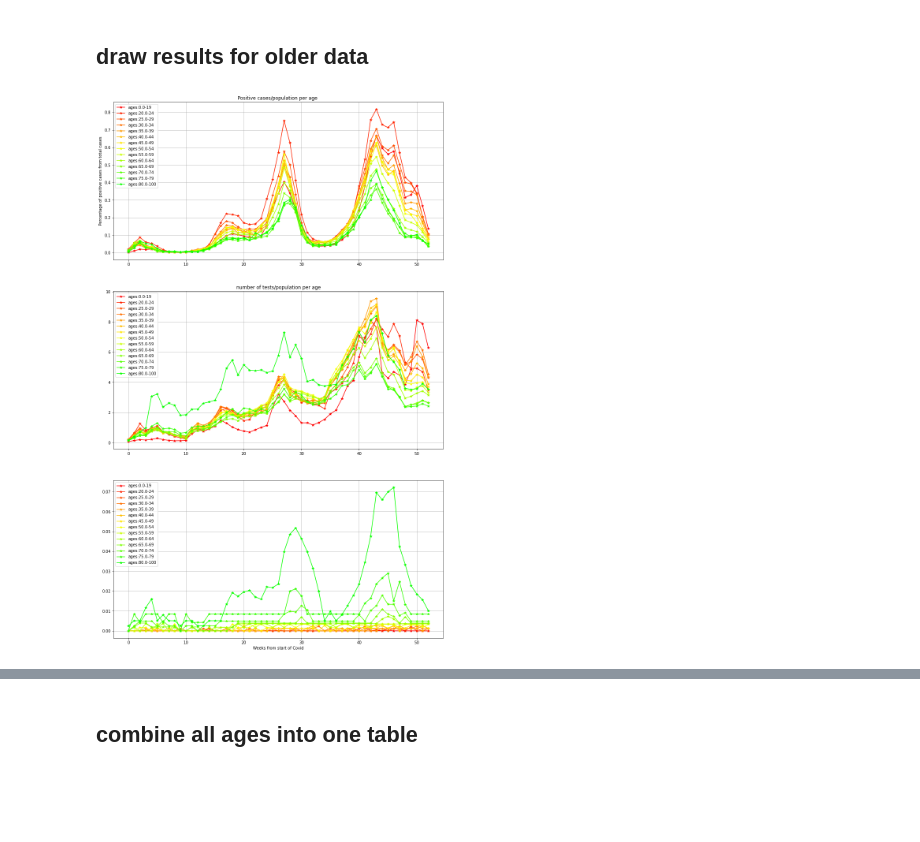
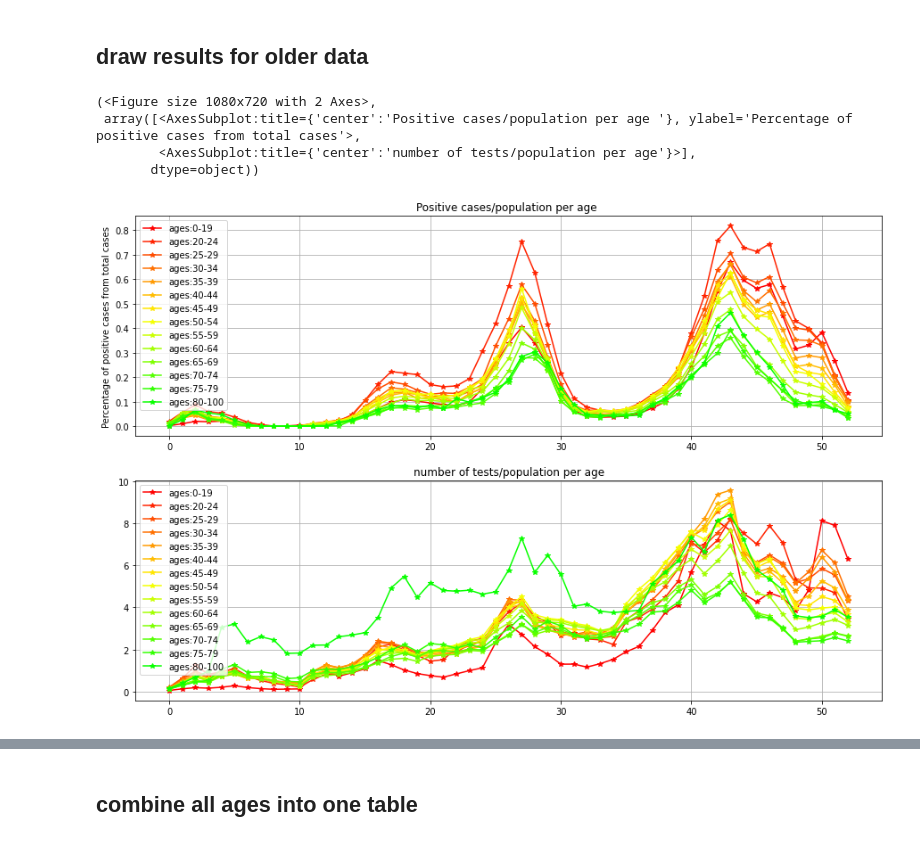
Before and after one commit to CoronaPolicy/prediction_model, a Jupyter notebook: israel_data/load_israeli_data.ipynb, the cells around one changed output, grey strips where cells are left out. Cells and saved outputs as stored; diff of their text form; code cells hidden in the pictures; blank space fills up the shorter version.

Commit message:
analysed data for whole country

```diff
--- a/israel_data/load_israeli_data.ipynb
+++ b/israel_data/load_israeli_data.ipynb
@@ -2,7 +2,7 @@
 import numpy as np
 import pandas as pd
 from matplotlib import pyplot as plt
-plt.rcParams["figure.figsize"] = (15,25)
+plt.rcParams["figure.figsize"] = (15,10)
 # %%
 def get_cmap(n=20):
     cmap = plt.get_cmap('hsv')
@@ -30,9 +76,9 @@ gender_name_replace = {'זכר' : 0,
 age_gender_test_data['gender'] = age_gender_test_data['gender'].replace(to_replace = gender_name_replace)
 # %%
 # changing all values that say <15 to 7 which is the mean value
-age_gender_test_data = age_gender_test_data.replace(to_replace={'<15': 7,
+age_gender_test_data = age_gender_test_data.replace(to_replace={'<15': 1,
                                                                '80+': '80-100'})
-young_test_data = young_test_data.replace(to_replace={'<15': 7})
+young_test_data = young_test_data.replace(to_replace={'<15': 1})
 age_gender_test_data = age_gender_test_data.dropna()
 # %%
 # split ages with - and make two columns
@@ -179,15 +246,15 @@ def draw_per_population(data_per_age, with_dead=True, with_new=False):
         n_pos = np.array(df_a['weekly_cases'])
         n_weeks = np.array(df_a['weeks_from'])
         n_population = df_a['total_age_in_population'].mean()
-        ax[0].plot(n_weeks, 100 * n_pos / n_population, color = colors[i], label=f'ages:{a[0]}-{a[1]}', marker='*')
-        ax[1].plot(n_weeks, 100 * n_tests / n_population, color = colors[i], label=f'ages:{a[0]}-{a[1]}', marker='*')
+        ax[0].plot(n_weeks, 100 * n_pos / n_population, color = colors[i], label=f'ages:{int(a[0])}-{int(a[1])}', marker='*')
+        ax[1].plot(n_weeks, 100 * n_tests / n_population, color = colors[i], label=f'ages:{int(a[0])}-{int(a[1])}', marker='*')
         if with_dead:
             n_dec = np.array(df_a['weekly_deceased'])
-            ax[2].plot(n_weeks, 100 * n_dec / n_population, color = colors[i], label=f'ages:{a[0]}-{a[1]}', marker='*')
+            ax[2].plot(n_weeks, 100 * n_dec / n_population, color = colors[i], label=f'ages:{int(a[0])}-{int(a[1])}', marker='*')
         if with_new:
             n_new = np.array(df_a['weekly_newly_tested'])
-            ax[2].plot(n_weeks, 100 * n_new / n_population, color = colors[i], label=f'ages:{a[0]}-{a[1]}', marker='*')
-            ax[2].set_title('number new tests/population per age')
+            ax[2].plot(n_weeks, 100 * n_new / n_population, color = colors[i], label=f'ages:{int(a[0])}-{int(a[1])}', marker='*')
+            ax[2].set_title('number dead/population per age')
 
     ax[0].legend()
     ax[1].legend()
@@ -200,3 +267,4 @@ def draw_per_population(data_per_age, with_dead=True, with_new=False):
         ax[2].legend()
         ax[2].grid()
         ax[2].set_xlabel('Weeks from start of Covid')
+    return fig, ax
@@ -203,7 +342,11 @@ def draw_per_population(data_per_age, with_dead=True, with_new=False):
 # %%
-draw_per_population(age_gender_test_data)
+draw_per_population(age_gender_test_data, with_dead=False, with_new=False)
 # %% [output]
+(<Figure size 1080x720 with 2 Axes>,
+ array([<AxesSubplot:title={'center':'Positive cases/population per age '}, ylabel='Percentage of positive cases from total cases'>,
+        <AxesSubplot:title={'center':'number of tests/population per age'}>],
+       dtype=object))
-[figure, old version]
+[figure, new version]
 # %%
 draw_per_population(young_test_data, with_dead=False, with_new=True)
 # %% [output]
```
Also changed, not shown: parts of 28 cells of this notebook.
